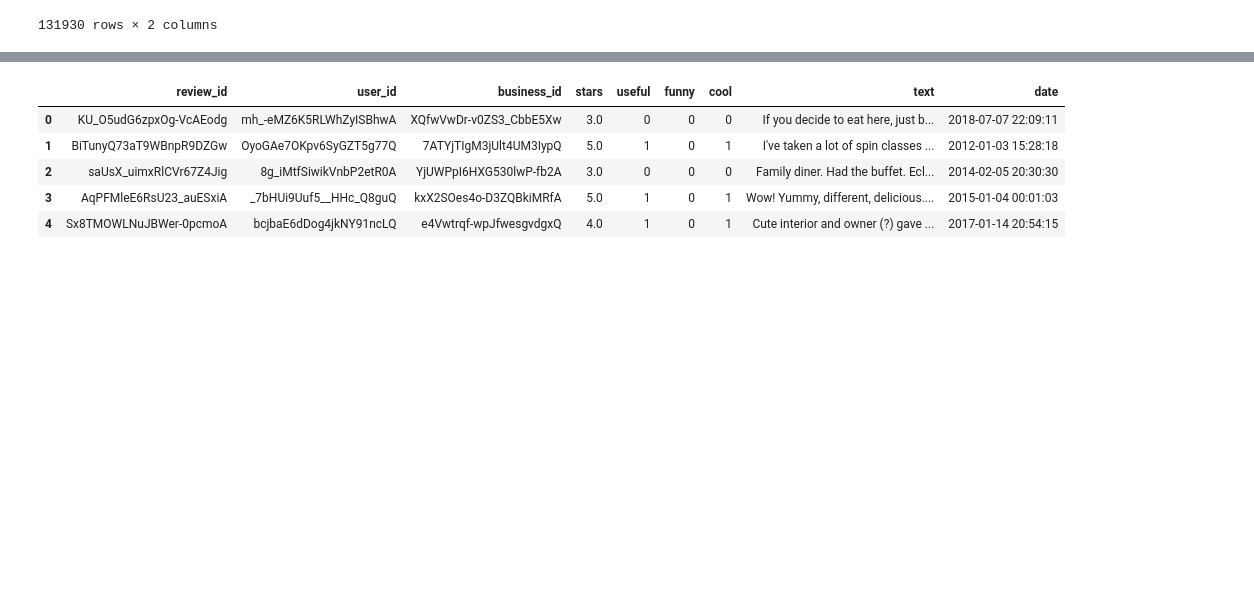
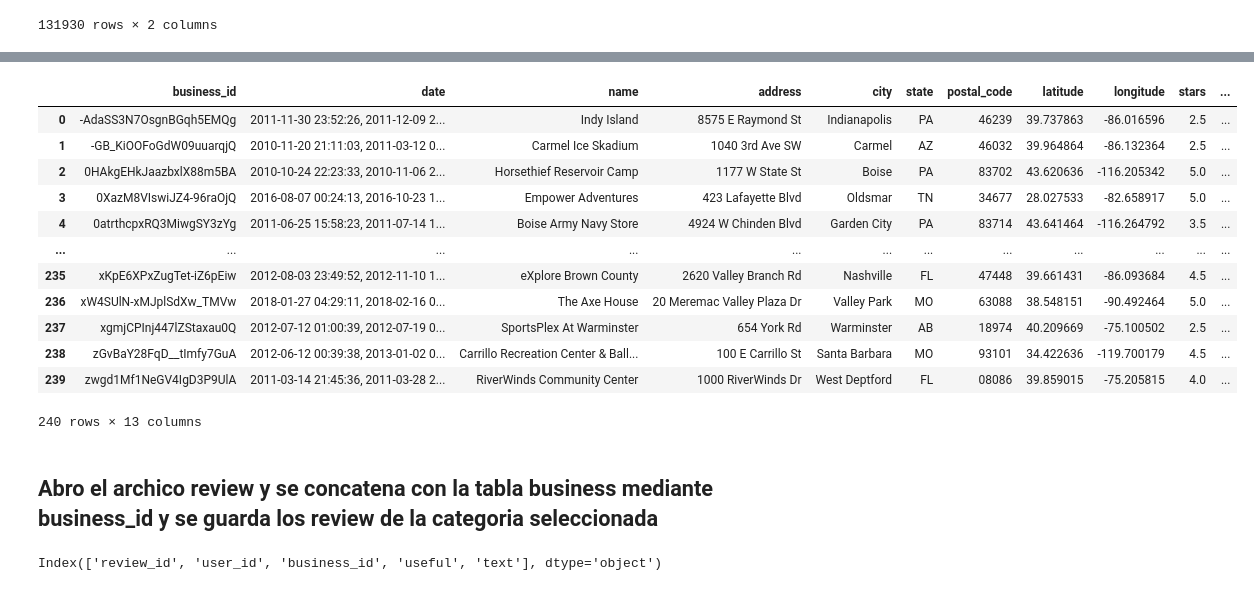
Before and after one commit to suarez-oa/Proyecto_Final_Henry, a Jupyter notebook: ProyectoFinal.ipynb, the cells around one changed output, grey strips where cells are left out. Cells and saved outputs as stored; diff of their text form; code cells hidden in the pictures; blank space fills up the shorter version.

```diff
--- a/ProyectoFinal.ipynb
+++ b/ProyectoFinal.ipynb
@@ -374,0 +285,18 @@ df_checkin_Yelp
+# %%
+combined_df = df_checkin_Yelp.merge(business, on='business_id', how='inner')
+# %%
+combined_df
+# %% [output]
+|  | business_id | date | name | address | city | state | postal_code | latitude | longitude | stars | ... |
+| 0 | -AdaSS3N7OsgnBGqh5EMQg | 2011-11-30 23:52:26, 2011-12-09 2... | Indy Island | 8575 E Raymond St | Indianapolis | PA | 46239 | 39.737863 | -86.016596 | 2.5 | ... |
+| 1 | -GB_KiOOFoGdW09uuarqjQ | 2010-11-20 21:11:03, 2011-03-12 0... | Carmel Ice Skadium | 1040 3rd Ave SW | Carmel | AZ | 46032 | 39.964864 | -86.132364 | 2.5 | ... |
+| 2 | 0HAkgEHkJaazbxlX88m5BA | 2010-10-24 22:23:33, 2010-11-06 2... | Horsethief Reservoir Camp | 1177 W State St | Boise | PA | 83702 | 43.620636 | -116.205342 | 5.0 | ... |
+| 3 | 0XazM8VIswiJZ4-96raOjQ | 2016-08-07 00:24:13, 2016-10-23 1... | Empower Adventures | 423 Lafayette Blvd | Oldsmar | TN | 34677 | 28.027533 | -82.658917 | 5.0 | ... |
+| 4 | 0atrthcpxRQ3MiwgSY3zYg | 2011-06-25 15:58:23, 2011-07-14 1... | Boise Army Navy Store | 4924 W Chinden Blvd | Garden City | PA | 83714 | 43.641464 | -116.264792 | 3.5 | ... |
+| ... | ... | ... | ... | ... | ... | ... | ... | ... | ... | ... | ... |
+| 235 | xKpE6XPxZugTet-iZ6pEiw | 2012-08-03 23:49:52, 2012-11-10 1... | eXplore Brown County | 2620 Valley Branch Rd | Nashville | FL | 47448 | 39.661431 | -86.093684 | 4.5 | ... |
+| 236 | xW4SUlN-xMJplSdXw_TMVw | 2018-01-27 04:29:11, 2018-02-16 0... | The Axe House | 20 Meremac Valley Plaza Dr | Valley Park | MO | 63088 | 38.548151 | -90.492464 | 5.0 | ... |
+| 237 | xgmjCPInj447lZStaxau0Q | 2012-07-12 01:00:39, 2012-07-19 0... | SportsPlex At Warminster | 654 York Rd | Warminster | AB | 18974 | 40.209669 | -75.100502 | 2.5 | ... |
+| 238 | zGvBaY28FqD__tImfy7GuA | 2012-06-12 00:39:38, 2013-01-02 0... | Carrillo Recreation Center & Ball... | 100 E Carrillo St | Santa Barbara | MO | 93101 | 34.422636 | -119.700179 | 4.5 | ... |
+| 239 | zwgd1Mf1NeGV4IgD3P9UlA | 2011-03-14 21:45:36, 2011-03-28 2... | RiverWinds Community Center | 1000 RiverWinds Dr | West Deptford | FL | 08086 | 39.859015 | -75.205815 | 4.0 | ... |
+240 rows × 13 columns
@@ -375,3 +305,5 @@ df_checkin_Yelp
+# %% [markdown]
+## Abro el archico review y se concatena con la tabla business mediante business_id y se guarda los review de la categoria seleccionada
 # %%
 with open ('/content/drive/MyDrive/Colab Notebooks/Yelp/review.json','r') as f:
   jreview = [json.loads(line) for line in f]
@@ -381,9 +316,4 @@ df_review_Yelp = pd.DataFrame(jreview)
 # %%
-df_review_Yelp.head()
+df_review_Yelp.columns
 # %% [output]
-|  | review_id | user_id | business_id | stars | useful | funny | cool | text | date |
-| 0 | KU_O5udG6zpxOg-VcAEodg | mh_-eMZ6K5RLWhZyISBhwA | XQfwVwDr-v0ZS3_CbbE5Xw | 3.0 | 0 | 0 | 0 | If you decide to eat here, just b... | 2018-07-07 22:09:11 |
-| 1 | BiTunyQ73aT9WBnpR9DZGw | OyoGAe7OKpv6SyGZT5g77Q | 7ATYjTIgM3jUlt4UM3IypQ | 5.0 | 1 | 0 | 1 | I've taken a lot of spin classes ... | 2012-01-03 15:28:18 |
-| 2 | saUsX_uimxRlCVr67Z4Jig | 8g_iMtfSiwikVnbP2etR0A | YjUWPpI6HXG530lwP-fb2A | 3.0 | 0 | 0 | 0 | Family diner. Had the buffet. Ecl... | 2014-02-05 20:30:30 |
-| 3 | AqPFMleE6RsU23_auESxiA | _7bHUi9Uuf5__HHc_Q8guQ | kxX2SOes4o-D3ZQBkiMRfA | 5.0 | 1 | 0 | 1 | Wow! Yummy, different, delicious.... | 2015-01-04 00:01:03 |
-| 4 | Sx8TMOWLNuJBWer-0pcmoA | bcjbaE6dDog4jkNY91ncLQ | e4Vwtrqf-wpJfwesgvdgxQ | 4.0 | 1 | 0 | 1 | Cute interior and owner (?) gave ... | 2017-01-14 20:54:15 |
+Index(['review_id', 'user_id', 'business_id', 'useful', 'text'], dtype='object')
```
Also changed, not shown: parts of 92 cells of this notebook.
